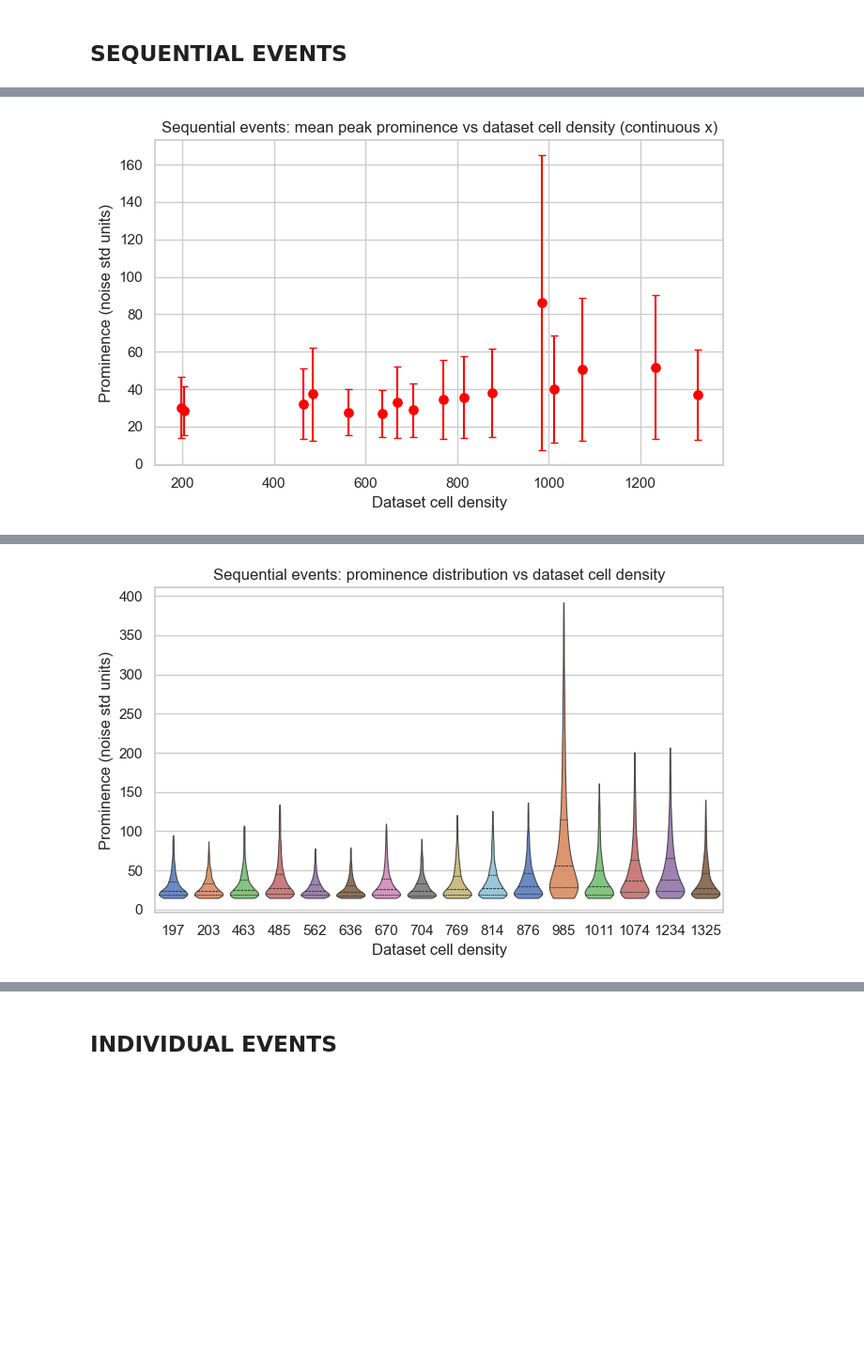
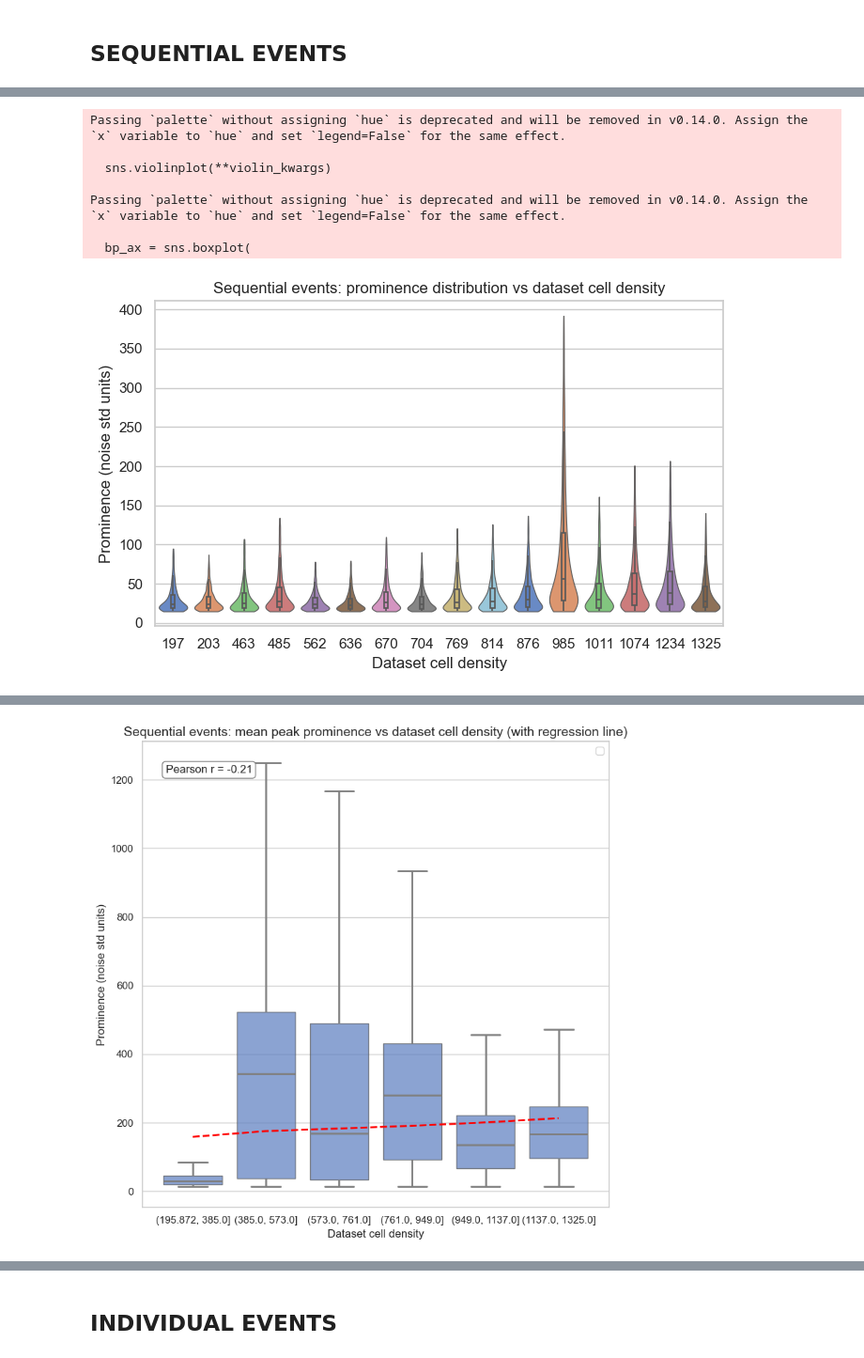
Before and after one commit to hamelmateo/CaSTIA-AF, a Jupyter notebook: notebooks/datasets_overview.ipynb, the cells around one changed output, grey strips where cells are left out. Shown at 94% size. Drawn from its saved outputs; the diff is of its cells as text; code cells hidden in the pictures; blank space fills up the shorter version.

```diff
--- a/notebooks/datasets_overview.ipynb
+++ b/notebooks/datasets_overview.ipynb
@@ -27,7 +27,9 @@ from calcium_activity_characterization.analysis.visualizers import (
     plot_xy_with_regression,
     plot_points_mean_std,
     plot_points_mean_std_continuous,
-    plot_violin
+    plot_violin,
+    plot_binned_boxpoints,
+    plot_scatter_with_binned_boxplots
     )
 from calcium_activity_characterization.io.csv_loader import load_dataset
 
@@ -42,6 +44,8 @@ cells = load_dataset(path=path, file_name="merged_cells.csv")
 events = load_dataset(path=path, file_name="merged_events.csv")
 communications = load_dataset(path=path, file_name="merged_communications.csv")
 experiments = load_dataset(path=path, file_name="experiments.csv")
+
+figure_path=Path("C:/Users/poseidon/OneDrive/Documents/01_ETHZ/Master_Degree/Spring_Semester_2025/Master_Thesis/Report/Figures/Chapter_3")
 # %% [markdown]
 ## Experiments nomenclature & available datasets
 # %%
@@ -378,19 +420,6 @@ mean_prominence_by_se = (
     .mean()
     .reset_index()
     .rename(columns={"Prominence (noise std units)": "Mean Prominence (noise std units)"})
-)
-
-plot_points_mean_std(
-    df=subset_peaks_sequential_events,
-    x="Dataset cell density",
-    y="Prominence (noise std units)",
-    title="Sequential Events - Mean Prominence Distribution",
-    ylabel="Mean Prominence (noise std units)",
-    xlabel="Dataset cell density",
-    filter_outliers=False,
-    outliers_bounds=(3, 3),
-    outliers_bygroup="Dataset cell density",
-    show_points=False
 )
 
 plot_points_mean_std_continuous(
@@ -417,4 +446,19 @@ plot_violin(
     outliers_bounds=(3, 3),
     outliers_bygroup="Dataset cell density"
 )
+
+plot_xy_with_regression(
+    data=subset_peaks_global_events,
+    x_col="Dataset cell density",
+    y_col="Prominence (noise std units)",
+    title="Sequential events: mean peak prominence vs dataset cell density (with regression line)",
+    xlabel="Dataset cell density",
+    ylabel="Prominence (noise std units)",
+    binning="fixed",
+    n_bins=6,
+    filter_outliers=True,
+    outliers_bounds=(3, 3),
+    outliers_bygroup="Dataset cell density",
+    save_path=figure_path / "figure_3_13/control_peaks_prominence_by_event.svg"
+)
 # %% [output]
@@ -426 +468,8 @@ Passing `palette` without assigning `hue` is deprecated and will be removed in v
+Passing `palette` without assigning `hue` is deprecated and will be removed in v0.14.0. Assign the `x` variable to `hue` and set `legend=False` for the same effect.
+
+  sns.violinplot(**violin_kwargs)
+
+Passing `palette` without assigning `hue` is deprecated and will be removed in v0.14.0. Assign the `x` variable to `hue` and set `legend=False` for the same effect.
+
+  bp_ax = sns.boxplot(
-[figure, old version]
+[figure, new version]
@@ -428,4 +478,4 @@ Passing `palette` without assigning `hue` is deprecated and will be removed in v
-[figure, old version]
+[figure, new version]
 # %%
 plot_points_mean_std(
     df=control_communications,
```
Also changed, not shown: parts of 11 cells of this notebook, 4 other files.
